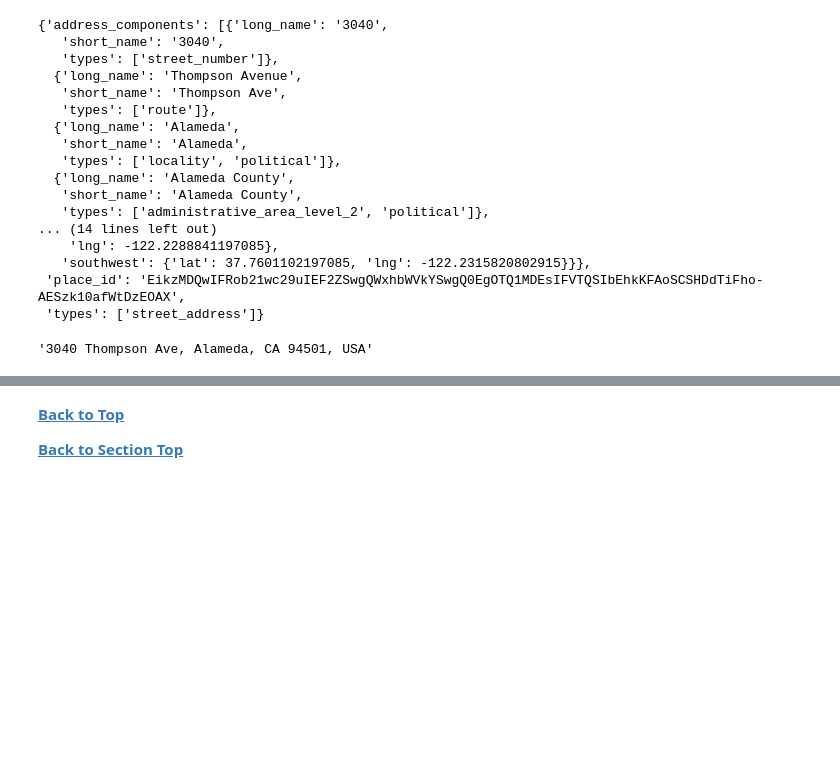
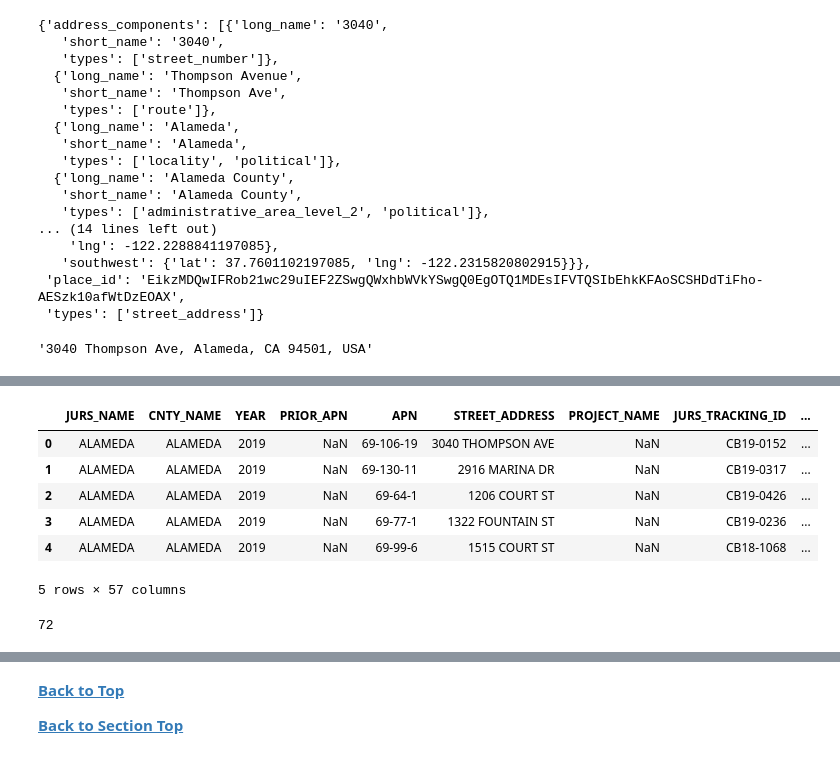
Before and after one commit to BayAreaMetro/MTCDataModel, a Jupyter notebook: Project-Documentation/hcd/HCD Annual Progress Report Data Processing 2018-2019.ipynb, the cells around one changed output, grey strips where cells are left out. Drawn from its saved outputs; the diff is of its cells as text; code cells hidden in the pictures; blank space fills up the shorter version.

```diff
--- a/Project-Documentation/hcd/HCD Annual Progress Report Data Processing 2018-2019.ipynb
+++ b/Project-Documentation/hcd/HCD Annual Progress Report Data Processing 2018-2019.ipynb
@@ -681,4 +663,5 @@ os.listdir(os.path.join(work_dir,
 # %%
-apr_bay_area.to_csv(os.path.join(work_dir,
-                       '2019 Original APRs',
-                                'Table_A2_Report_Lat_Long_Google.csv'))
+#Read temporary output csv back into notebook
+apr_bay_area = pd.read_csv(os.path.join(work_dir,
+                                        '2019 Original APRs',
+                                        'Table_A2_Report_Lat_Long_Google.csv'))
@@ -684,0 +688,19 @@ apr_bay_area.to_csv(os.path.join(work_dir,
+# %%
+#Create geodataframe from lat long coords
+apr_bay_area_geo = gp.GeoDataFrame(apr_bay_area,
+                                  geometry=gp.points_from_xy(apr_bay_area['MTC_LONG'],apr_bay_area['MTC_LAT']),
+                                  crs="EPSG:4326")
+# %%
+apr_bay_area_geo.head(5)
+# %% [output]
+|  | JURS_NAME | CNTY_NAME | YEAR | PRIOR_APN | APN | STREET_ADDRESS | PROJECT_NAME | JURS_TRACKING_ID | ... |
+| 0 | ALAMEDA | ALAMEDA | 2019 | NaN | 69-106-19 | 3040 THOMPSON AVE | NaN | CB19-0152 | ... |
+| 1 | ALAMEDA | ALAMEDA | 2019 | NaN | 69-130-11 | 2916 MARINA DR | NaN | CB19-0317 | ... |
+| 2 | ALAMEDA | ALAMEDA | 2019 | NaN | 69-64-1 | 1206 COURT ST | NaN | CB19-0426 | ... |
+| 3 | ALAMEDA | ALAMEDA | 2019 | NaN | 69-77-1 | 1322 FOUNTAIN ST | NaN | CB19-0236 | ... |
+| 4 | ALAMEDA | ALAMEDA | 2019 | NaN | 69-99-6 | 1515 COURT ST | NaN | CB18-1068 | ... |
+5 rows × 57 columns
+# %%
+sf_permits[sf_permits['MTC_GEOCODE_ADDRESS'].isnull()].size
+# %% [output]
+72
```
Also changed, not shown: parts of 27 cells of this notebook.
